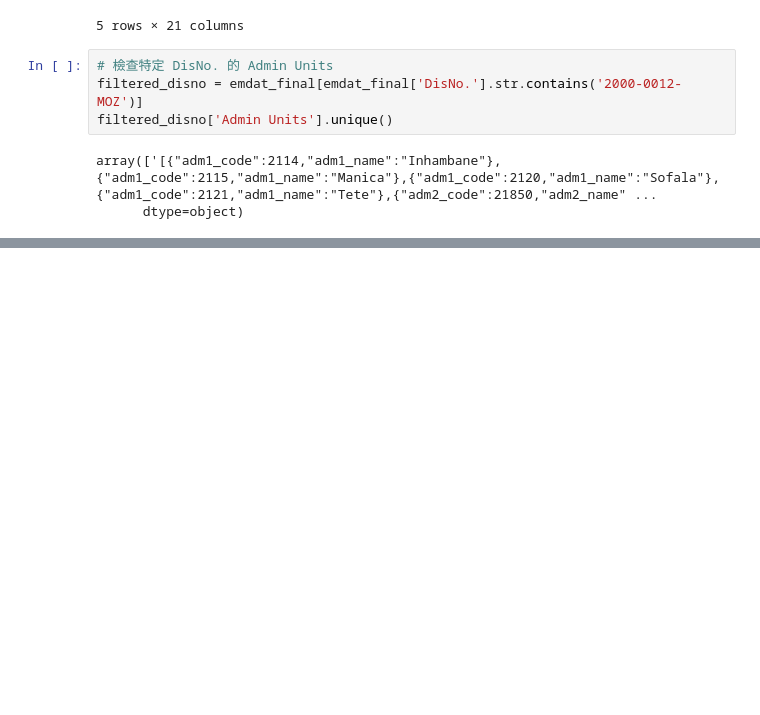
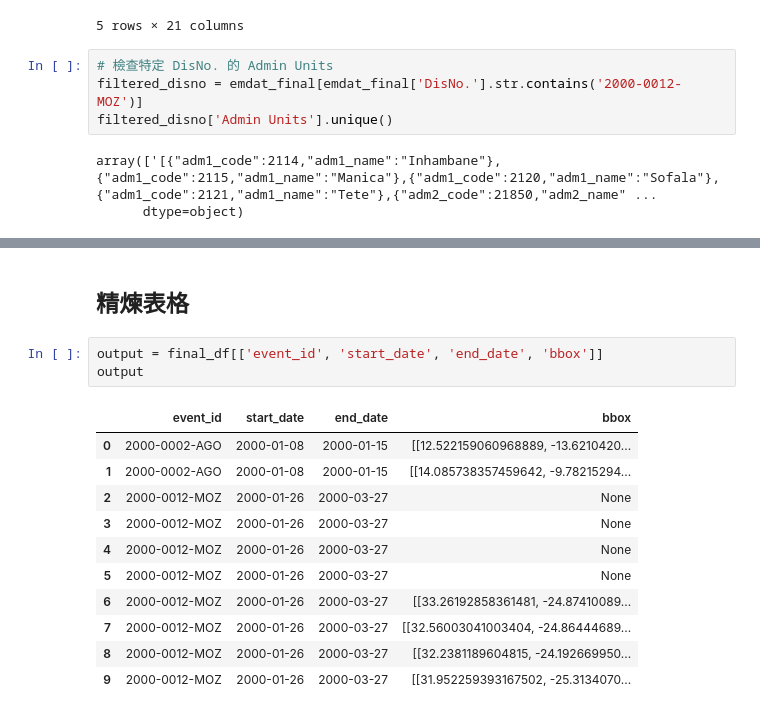
Before and after one commit to NTU-CompHydroMet-Lab/HAZAMA, a Jupyter notebook: src/ingestion_test.ipynb, the cells around one changed output, grey strips where cells are left out. Cells and saved outputs as stored; diff of their text form; blank space fills up the shorter version.

```diff
--- a/src/ingestion_test.ipynb
+++ b/src/ingestion_test.ipynb
@@ -348,0 +367,17 @@ final_df[['event_id', 'Country', 'adm2_name', 'min_lon', 'min_lat', 'max_lon', '
+# %% [markdown]
+## 精煉表格
+# %%
+output = final_df[['event_id', 'start_date', 'end_date', 'bbox']]
+output
+# %% [output]
+|  | event_id | start_date | end_date | bbox |
+| 0 | 2000-0002-AGO | 2000-01-08 | 2000-01-15 | [[12.522159060968889, -13.6210420... |
+| 1 | 2000-0002-AGO | 2000-01-08 | 2000-01-15 | [[14.085738357459642, -9.78215294... |
+| 2 | 2000-0012-MOZ | 2000-01-26 | 2000-03-27 | None |
+| 3 | 2000-0012-MOZ | 2000-01-26 | 2000-03-27 | None |
+| 4 | 2000-0012-MOZ | 2000-01-26 | 2000-03-27 | None |
+| 5 | 2000-0012-MOZ | 2000-01-26 | 2000-03-27 | None |
+| 6 | 2000-0012-MOZ | 2000-01-26 | 2000-03-27 | [[33.26192858361481, -24.87410089... |
+| 7 | 2000-0012-MOZ | 2000-01-26 | 2000-03-27 | [[32.56003041003404, -24.86444689... |
+| 8 | 2000-0012-MOZ | 2000-01-26 | 2000-03-27 | [[32.2381189604815, -24.192669950... |
+| 9 | 2000-0012-MOZ | 2000-01-26 | 2000-03-27 | [[31.952259393167502, -25.3134070... |
```
Also changed, not shown: parts of 3 cells of this notebook, 3 other files.
